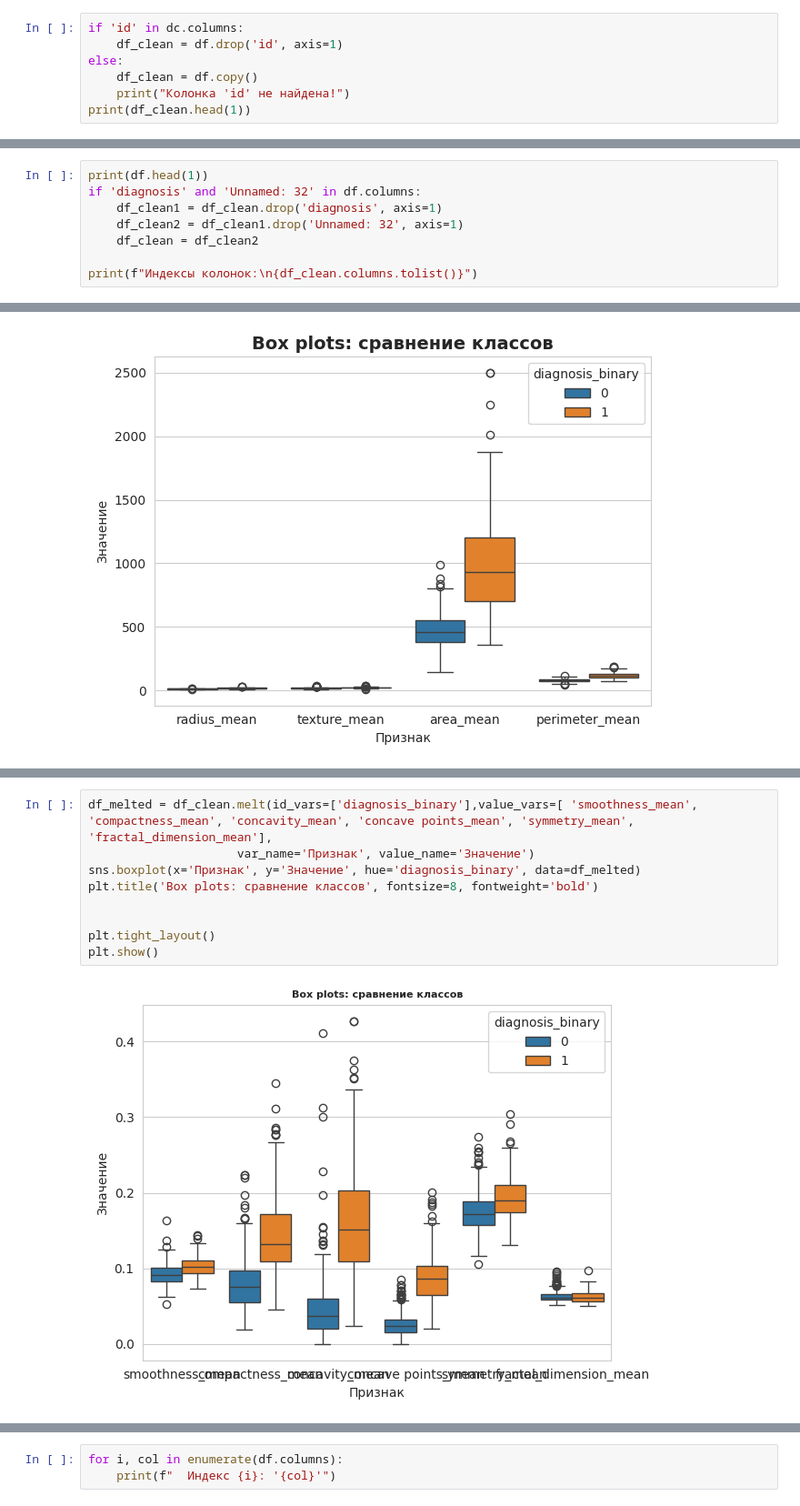
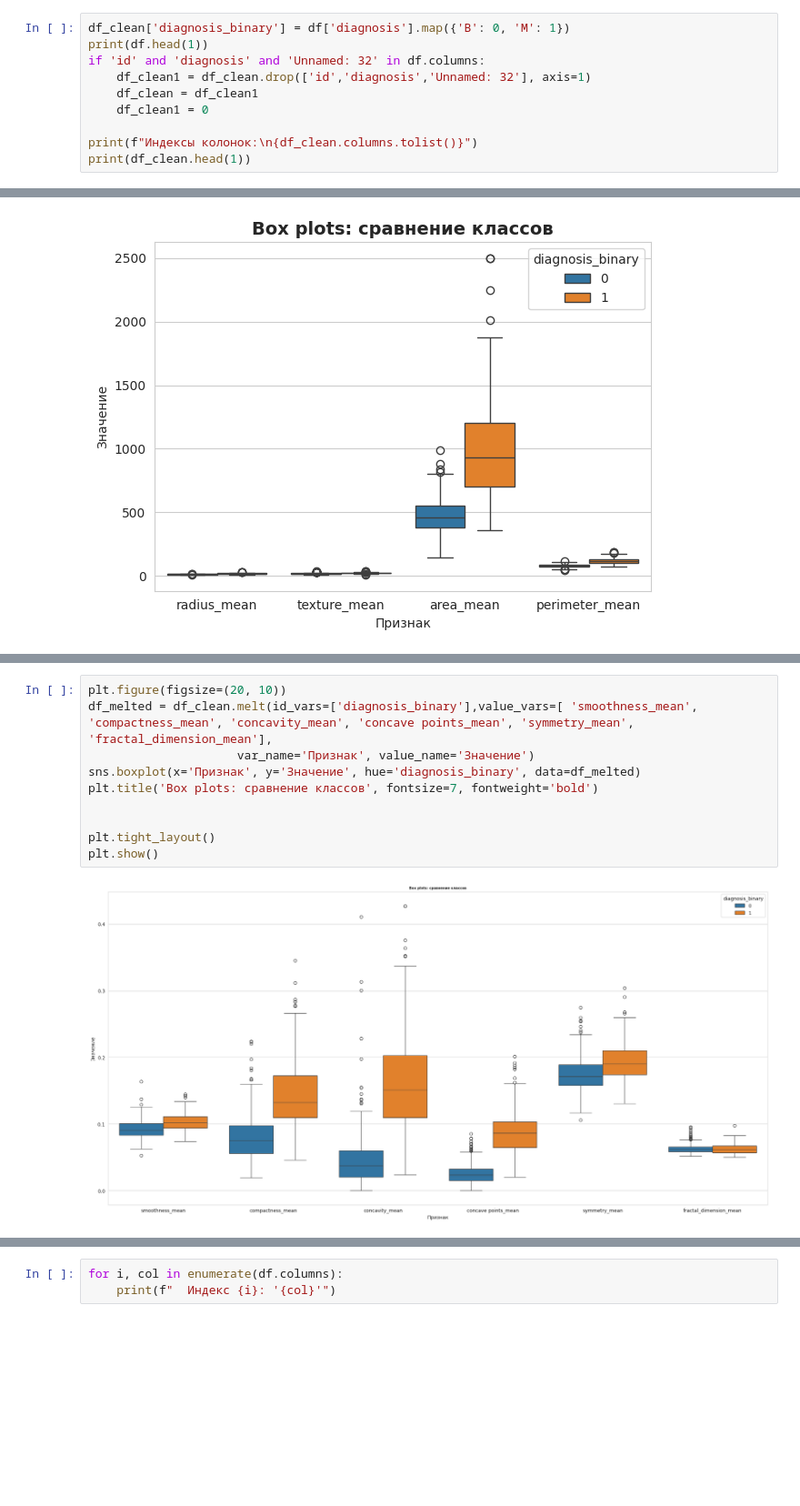
Before and after one commit to Ma-rCh/ML-Basic, a Jupyter notebook: homework_09/homework_09.ipynb, the cells around one changed output, grey strips where cells are left out. Shown at 91% size. Saved outputs shown, nothing was run; the diff lists cells and outputs as text; blank space fills up the shorter version.

```diff
--- a/homework_09/homework_09.ipynb
+++ b/homework_09/homework_09.ipynb
@@ -68,10 +68,13 @@ M    212
 Name: count, dtype: int64
 [figure]
 # %%
-if 'id' in dc.columns:
-    df_clean = df.drop('id', axis=1)
-else:
-    df_clean = df.copy()
-    print("Колонка 'id' не найдена!")
+df_clean['diagnosis_binary'] = df['diagnosis'].map({'B': 0, 'M': 1})
+print(df.head(1))
+if 'id' and 'diagnosis' and 'Unnamed: 32' in df.columns:
+    df_clean1 = df_clean.drop(['id','diagnosis','Unnamed: 32'], axis=1)
+    df_clean = df_clean1
+    df_clean1 = 0
+
+print(f"Индексы колонок:\n{df_clean.columns.tolist()}")
 print(df_clean.head(1))
 # %% [output]
@@ -133,8 +97,0 @@ print(df_clean.head(1))
-# %%
-print(df.head(1))
-if 'diagnosis' and 'Unnamed: 32' in df.columns:
-    df_clean1 = df_clean.drop('diagnosis', axis=1)
-    df_clean2 = df_clean1.drop('Unnamed: 32', axis=1)
-    df_clean = df_clean2
-
-print(f"Индексы колонок:\n{df_clean.columns.tolist()}")
@@ -351,11 +295,12 @@ plt.show()
 # %%
+plt.figure(figsize=(20, 10))
 df_melted = df_clean.melt(id_vars=['diagnosis_binary'],value_vars=[ 'smoothness_mean', 'compactness_mean', 'concavity_mean', 'concave points_mean', 'symmetry_mean', 'fractal_dimension_mean'],
                      var_name='Признак', value_name='Значение')
 sns.boxplot(x='Признак', y='Значение', hue='diagnosis_binary', data=df_melted)
-plt.title('Box plots: сравнение классов', fontsize=8, fontweight='bold')
+plt.title('Box plots: сравнение классов', fontsize=7, fontweight='bold')
 
 
 plt.tight_layout()
 plt.show()
 # %% [output]
-[figure, old version]
+[figure, new version]
```
Also changed, not shown: parts of 14 cells of this notebook.
